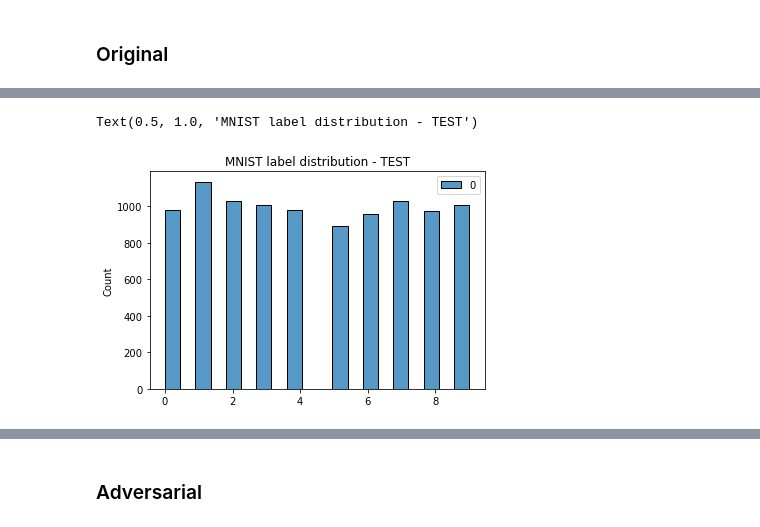
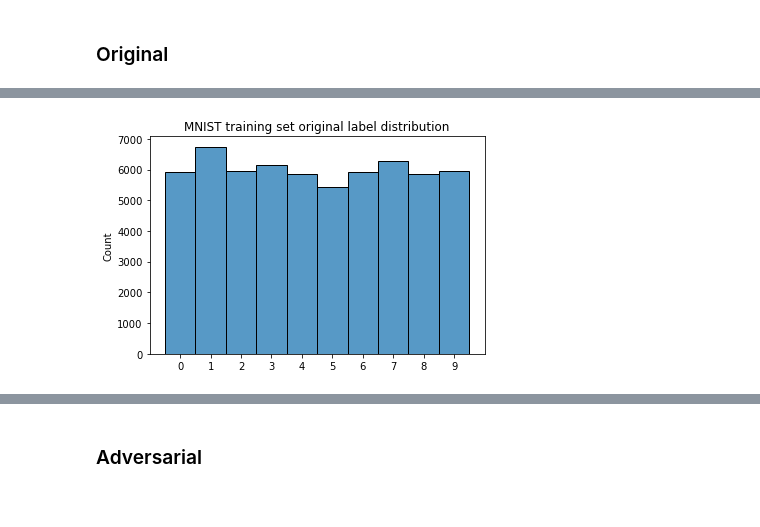
Before and after one commit to inovex/hiding-adversarial-attacks, a Jupyter notebook: notebooks/1 EDA original and adversarial class distributions -- DeepFool.ipynb, the cells around one changed output, grey strips where cells are left out. Cells and saved outputs as stored; diff of their text form; code cells hidden in the pictures.

```diff
--- a/notebooks/1 EDA original and adversarial class distributions -- DeepFool.ipynb
+++ b/notebooks/1 EDA original and adversarial class distributions -- DeepFool.ipynb
@@ -82,6 +82,15 @@ df_cifar10_train_labels_adv = pd.DataFrame(cifar10_train_labels_adv.numpy())
 df_cifar10_test_labels_adv = pd.DataFrame(cifar10_test_labels_adv.numpy())
 # %% [markdown]
 # Q1: How is the distribution of classes in the data sets?
+# %%
+def get_bins(ticks_count):
+    return np.arange(0, ticks_count + 1)-0.5
+# %%
+def plot_label_histogram(df_labels, title, bins, xticks, xticklabels):
+    ax = sns.histplot(df_labels, legend=None, bins=bins)
+    ax.set_title(title)
+    ax.set_xticks(xticks)
+    ax.set_xticklabels(xticklabels)
 # %% [markdown]
 ## MNIST
 # %% [markdown]
@@ -94,5 +98,8 @@ Text(0.5, 1.0, 'MNIST label distribution - TRAIN')
-# %%
-sns.histplot(df_mnist_test_labels).set_title("MNIST label distribution - TEST")
-# %% [output]
-Text(0.5, 1.0, 'MNIST label distribution - TEST')
-[figure, removed]
+# %%
+title = "MNIST training set original label distribution"
+bins=get_bins(10)
+xticks=range(0, 10)
+xticklabels=xticks
+plot_label_histogram(df_mnist_train_labels, title, bins, xticks, xticklabels)
+# %% [output]
+[figure, added]
```
Also changed, not shown: parts of 22 cells of this notebook.
